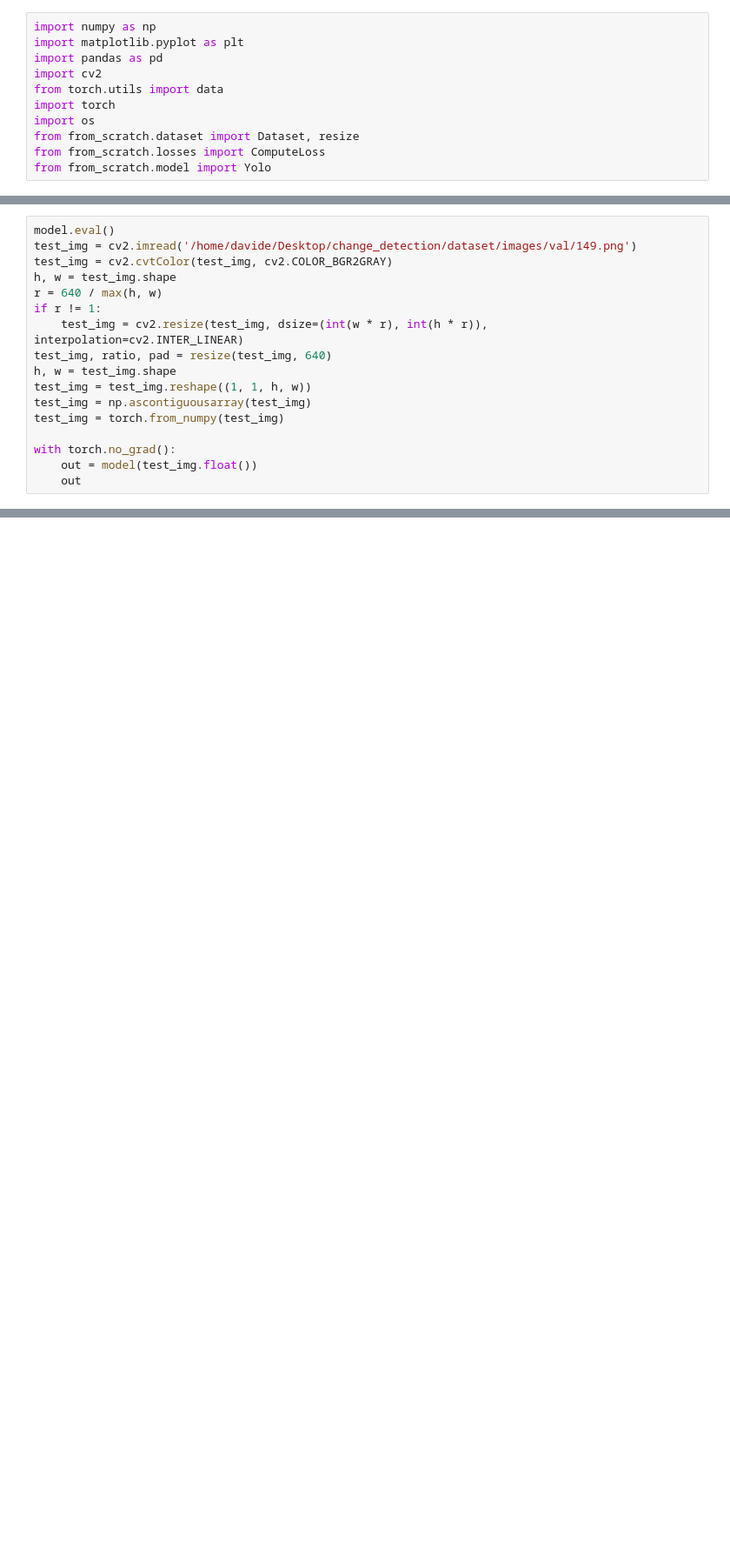
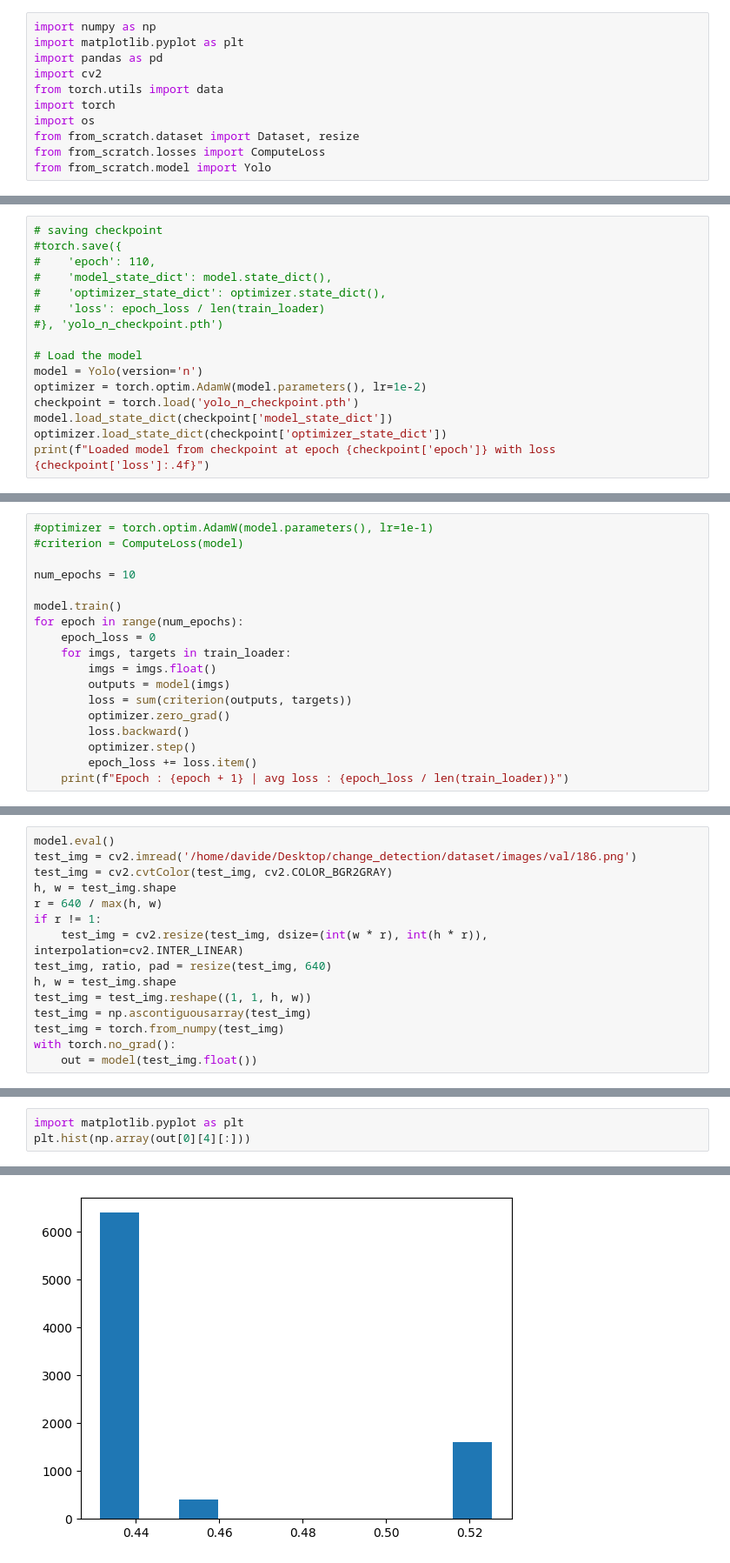
Before and after one commit to davide710/change_detection, a Jupyter notebook: test.ipynb, the cells around one changed output, grey strips where cells are left out. Shown at 87% size. Drawn from its saved outputs; the diff is of its cells as text; blank space fills up the shorter version.

```diff
--- a/test.ipynb
+++ b/test.ipynb
@@ -56,0 +63,16 @@ Epoch : 4 | loss : 30216.58203125
+# %%
+# saving checkpoint
+#torch.save({
+#    'epoch': 110,
+#    'model_state_dict': model.state_dict(),
+#    'optimizer_state_dict': optimizer.state_dict(),
+#    'loss': epoch_loss / len(train_loader)
+#}, 'yolo_n_checkpoint.pth')
+
+# Load the model
+model = Yolo(version='n')
+optimizer = torch.optim.AdamW(model.parameters(), lr=1e-2)
+checkpoint = torch.load('yolo_n_checkpoint.pth')
+model.load_state_dict(checkpoint['model_state_dict'])
+optimizer.load_state_dict(checkpoint['optimizer_state_dict'])
+print(f"Loaded model from checkpoint at epoch {checkpoint['epoch']} with loss {checkpoint['loss']:.4f}")
@@ -56,0 +81,18 @@ Epoch : 4 | loss : 30216.58203125
+# %%
+#optimizer = torch.optim.AdamW(model.parameters(), lr=1e-1)
+#criterion = ComputeLoss(model)
+
+num_epochs = 10
+
+model.train()
+for epoch in range(num_epochs):
+    epoch_loss = 0
+    for imgs, targets in train_loader:
+        imgs = imgs.float()
+        outputs = model(imgs)
+        loss = sum(criterion(outputs, targets))
+        optimizer.zero_grad()
+        loss.backward()
+        optimizer.step()
+        epoch_loss += loss.item()
+    print(f"Epoch : {epoch + 1} | avg loss : {epoch_loss / len(train_loader)}")
@@ -57,6 +144,6 @@ Epoch : 4 | loss : 30216.58203125
 # %%
 model.eval()
-test_img = cv2.imread('/home/davide/Desktop/change_detection/dataset/images/val/149.png')
+test_img = cv2.imread('/home/davide/Desktop/change_detection/dataset/images/val/186.png')
 test_img = cv2.cvtColor(test_img, cv2.COLOR_BGR2GRAY)
 h, w = test_img.shape
 r = 640 / max(h, w)
@@ -67,7 +154,5 @@ h, w = test_img.shape
 test_img = test_img.reshape((1, 1, h, w))
 test_img = np.ascontiguousarray(test_img)
 test_img = torch.from_numpy(test_img)
-
 with torch.no_grad():
     out = model(test_img.float())
-    out
@@ -91,0 +159,4 @@ Head input shapes: [torch.Size([1, 64, 80, 80]), torch.Size([1, 128, 40, 40]), t
+# %%
+import matplotlib.pyplot as plt
+plt.hist(np.array(out[0][4][:]))
+# %% [output]
@@ -92,3 +169,4 @@ Head input shapes: [torch.Size([1, 64, 80, 80]), torch.Size([1, 128, 40, 40]), t
+[figure, added]
 # %%
 out = out[0].T
 
```
Also changed, not shown: parts of 10 cells of this notebook, 37 other files.
